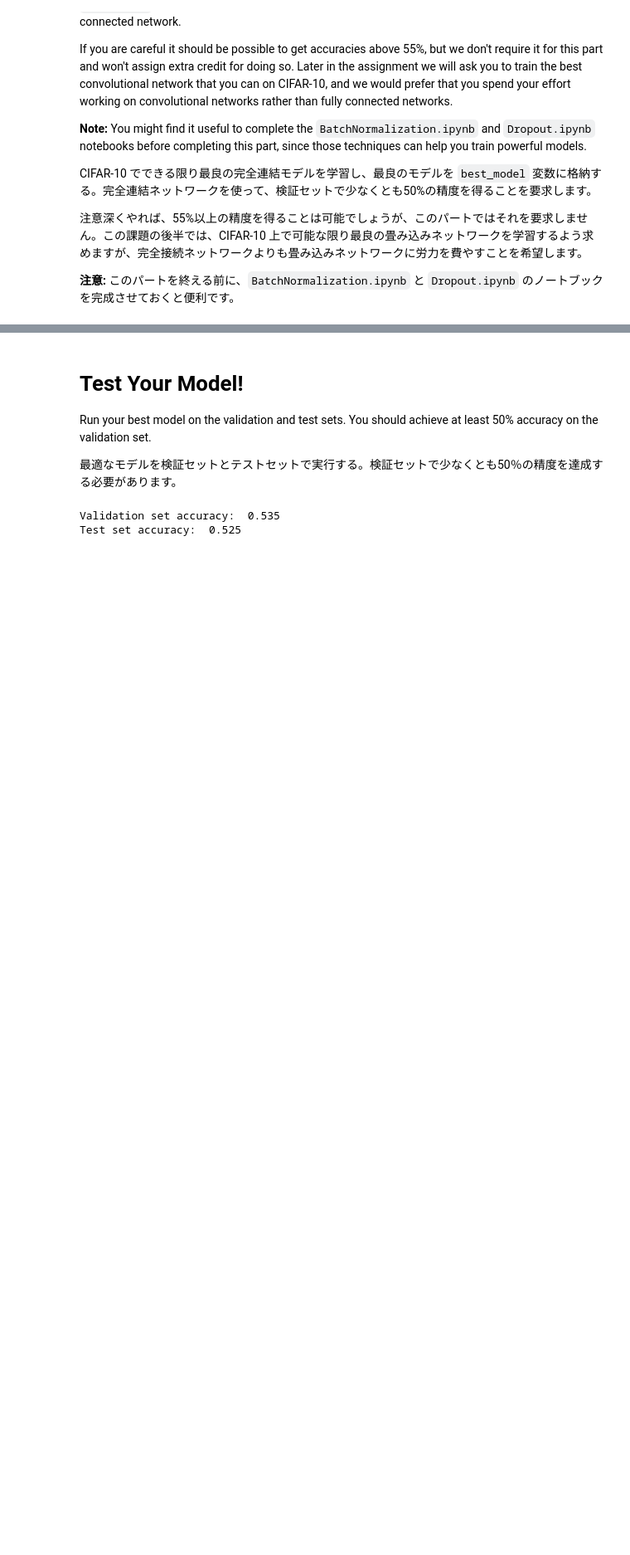
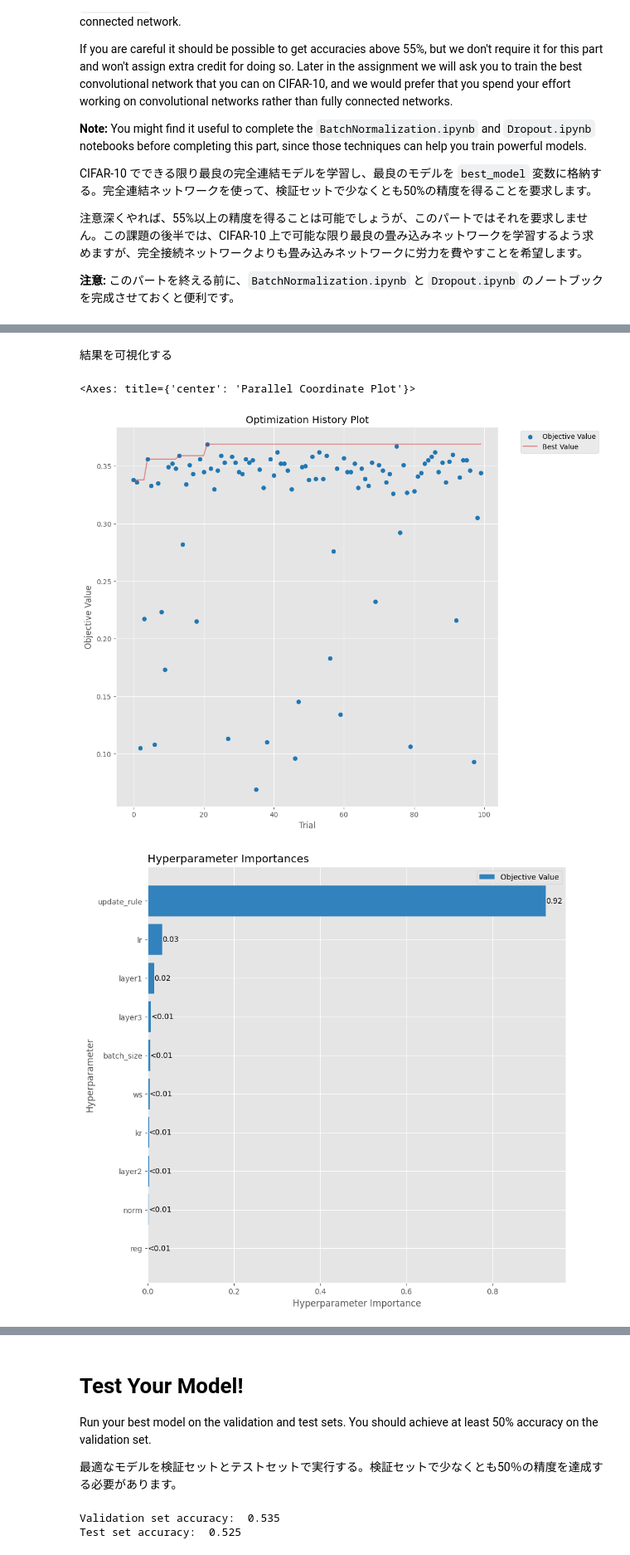
Before and after one commit to rmuraix/cs231n, a Jupyter notebook: src/assignment2/FullyConnectedNets.ipynb, the cells around one changed output, grey strips where cells are left out. Shown at 83% size. Cells and saved outputs as stored; diff of their text form; code cells hidden in the pictures; blank space fills up the shorter version.

Commit message:
feat: tune params with Optuna

```diff
--- a/src/assignment2/FullyConnectedNets.ipynb
+++ b/src/assignment2/FullyConnectedNets.ipynb
@@ -822,0 +894,14 @@ Best validation accuracy using full dataset: 0.535
+# %% [markdown]
+結果を可視化する
+# %%
+# 最適化履歴のプロット
+optuna.visualization.matplotlib.plot_optimization_history(study)
+# パラメータの重要度のプロット
+optuna.visualization.matplotlib.plot_param_importances(study)
+# パラメータの関係性をプロット
+plt.rcParams["figure.figsize"] = (20, 10)
+optuna.visualization.matplotlib.plot_parallel_coordinate(study)
+# %% [output]
+<Axes: title={'center': 'Parallel Coordinate Plot'}>
+[figure, added]
+[figure, added]
```
Also changed, not shown: parts of 11 cells of this notebook, 2 other files.
